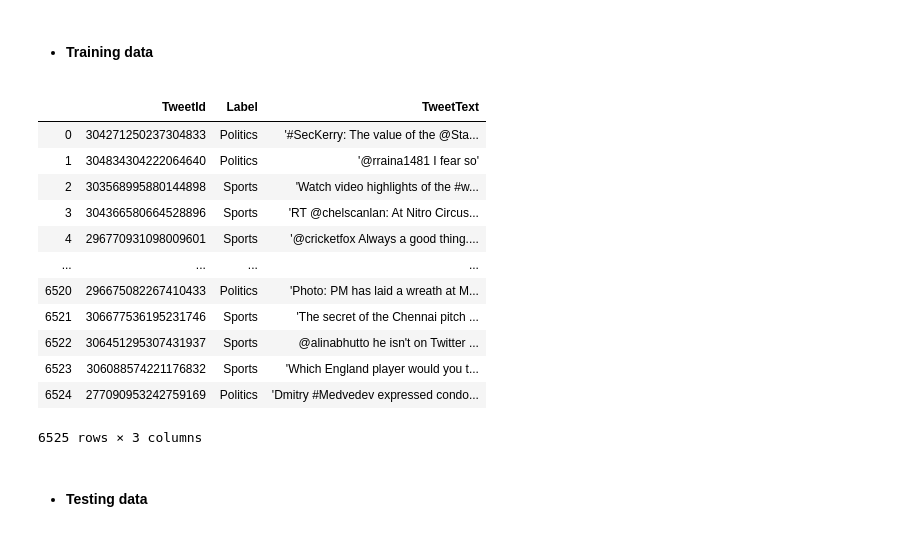
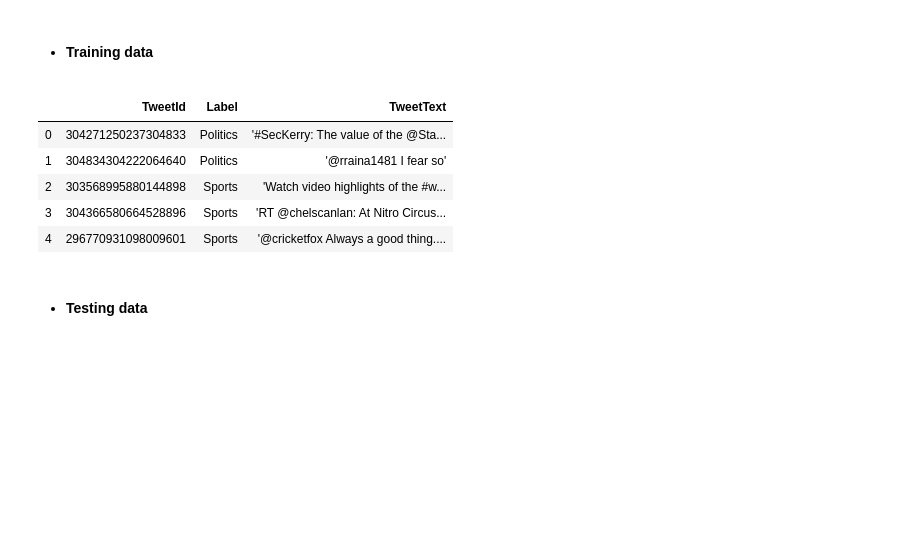
Before and after one commit to EliasBalah/tweets_topic_classification, a Jupyter notebook: Jupyter Notebook/py.ipynb, the cells around one changed output. Saved outputs shown, nothing was run; the diff lists cells and outputs as text; code cells hidden in the pictures; blank space fills up the shorter version.

```diff
--- a/main/py.ipynb
+++ b/Jupyter Notebook/py.ipynb
@@ -43,21 +43,14 @@ ORIGINAL_TESTING_DATA = pd.read_csv('../data/original_test.csv')
 # %% [markdown]
 - #### Training data
 # %%
-ORIGINAL_TRAINING_DATA
+ORIGINAL_TRAINING_DATA.head()
 # %% [output]
 |  | TweetId | Label | TweetText |
 | 0 | 304271250237304833 | Politics | '#SecKerry: The value of the @Sta... |
 | 1 | 304834304222064640 | Politics | '@rraina1481 I fear so' |
 | 2 | 303568995880144898 | Sports | 'Watch video highlights of the #w... |
 | 3 | 304366580664528896 | Sports | 'RT @chelscanlan: At Nitro Circus... |
 | 4 | 296770931098009601 | Sports | '@cricketfox Always a good thing.... |
-| ... | ... | ... | ... |
-| 6520 | 296675082267410433 | Politics | 'Photo: PM has laid a wreath at M... |
-| 6521 | 306677536195231746 | Sports | 'The secret of the Chennai pitch ... |
-| 6522 | 306451295307431937 | Sports | @alinabhutto he isn't on Twitter ... |
-| 6523 | 306088574221176832 | Sports | 'Which England player would you t... |
-| 6524 | 277090953242759169 | Politics | 'Dmitry #Medvedev expressed condo... |
-6525 rows × 3 columns
 # %% [markdown]
 - #### Testing data
 # %%
```
Also changed, not shown: parts of 5 cells of this notebook, 2 other files.
